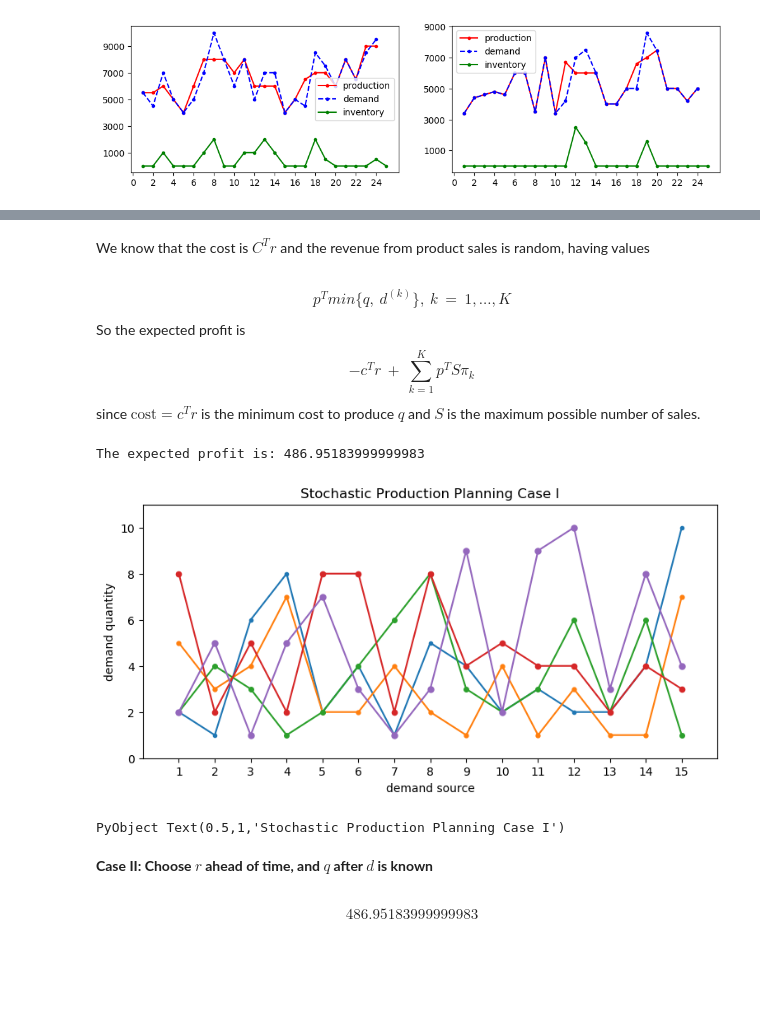
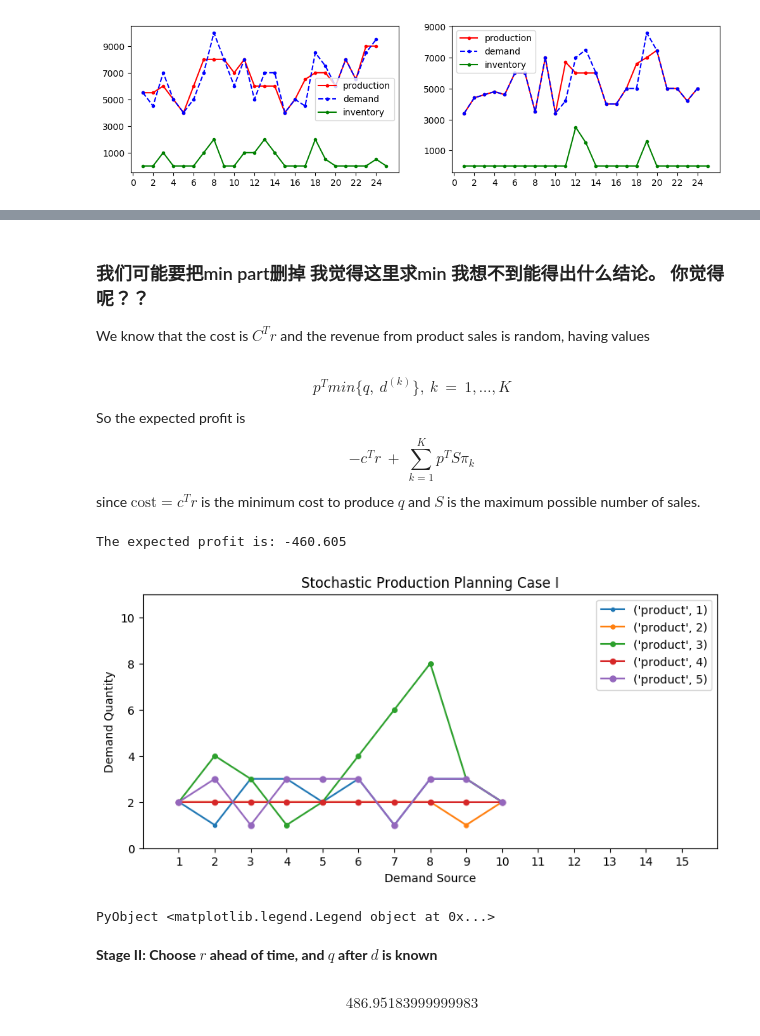
Before and after one commit to fkirst/optimization-production-planning, a Jupyter notebook: Final Report Template.ipynb, the cells around one changed output, grey strips where cells are left out. Cells and saved outputs as stored; diff of their text form; code cells hidden in the pictures; blank space fills up the shorter version.

```diff
--- a/Final Report Template.ipynb
+++ b/Final Report Template.ipynb
@@ -309,7 +309,18 @@ M = 10
 N = 5
 
 # π -- the probability of a set of the possible demand vectors
-π = raw2[:,1][:]
+#π = raw2[:,1][:]
+π = [0.06
+   0.06
+ 0.06
+ 0.05
+ 0.05
+ 0.07
+ 0.07
+ 0.07
+ 0.07
+ 0.06]
+
 
 # K -- number of possibility vectors
 K = length(π)
@@ -330,18 +341,24 @@ A = raw2[:, unit_material]
 A = A[1:10,1:5]
 
 # possible demand vectors associated with the probabilities
-D = raw2[:, demand]
-D = D'
+# D = raw2[:, demand]
+D = [ 2  1  6  8  2  4  1  5  4  2
+      5  3  4  7  2  2  4  2  1  4
+      2  4  3  1  2  4  6  8  3  2
+      8  2  5  2  8  8  2  8  4  5
+      2  5  1  5  7  3  1  3  9  2 ]
+#D = D'
 
 
 temp1 = rand(1:2,1,N)
 
 # println("D", size(D))
-# println("pi", size(π))
-println("D*pi", D*π)
+# # println("pi", size(π))
+# println("D*pi", D*π)
 #sum(D[:,1]*π[1])
 # println("pi ",π)
 # println("c ",c)
 # println("p ",p)
-println("temp", temp1)
+# println("temp", temp1)
+temp1 = [1 1 1 2 2]
 # %% [output]
@@ -437,4 +468,7 @@ We also went to the TA and he gave us some ideas to hopefully get min value by i
 # %% [markdown]
+### 我们可能要把min part删掉 我觉得这里求min 我想不到能得出什么结论。 你觉得呢？？
+
+
 We know that the cost is $C^Tr$ and the revenue from product sales is random, having values
 <br><br>
 $$
@@ -446,6 +480,8 @@ $$
 $$
 since $\text{cost} = c^Tr$ is the minimum cost to produce $q$ and $S$ is the maximum possible number of sales.
 # %%
+#= 这里的code 需要吗？
+
 # Computes Expected Profit
 R = ones(1, K)
 S = zeros(N, M)
@@ -454,26 +490,33 @@ Q = q1*R
     # If  qj>dj, qj−dj -- the amount of product j produced but not sold.
     # If  qj<dj, qj−dj -- the amount of unmet demand.
 S = min.(Q, D)
-profit = -c1 + sum(p'*S*π)
+#profit = -c1 + sum(p'*S*π)
+profit = -sum(c.*r1) + sum(p'*S*π)
 print("The expected profit is: ")
 print_with_color(:light_blue, profit)
+
+=#
 # %% [output]
-The expected profit is: 486.95183999999983
+The expected profit is: -460.605
 # %%
+#= 这里的code 需要吗？
+
 using PyPlot
 figure(figsize = (9, 4))
-x = 1:15
+x = 1:10
 for i = 1:5
-    plot(x, S[i, :], ".-", markersize = (5 + i))
+    plot(x, S[i, :], ".-", markersize = (5 + i), label = ("product",i))
 end
 xticks(1:1:15)
 axis([0,16,0,11])
-xlabel("demand source")
-ylabel("demand quantity")
+xlabel("Demand Source")
+ylabel("Demand Quantity")
 title("Stochastic Production Planning Case I")
+legend()
+=#
 # %% [output]
-[figure, old version]
+[figure, new version]
-PyObject Text(0.5,1,'Stochastic Production Planning Case I')
+PyObject <matplotlib.legend.Legend object at 0x...>
 # %% [markdown]
-**Case II: Choose $r$ ahead of time, and $q$ after $d$ is known**
+**Stage II: Choose $r$ ahead of time, and $q$ after $d$ is known**
 # %%
```
Also changed, not shown: parts of 11 cells of this notebook.
